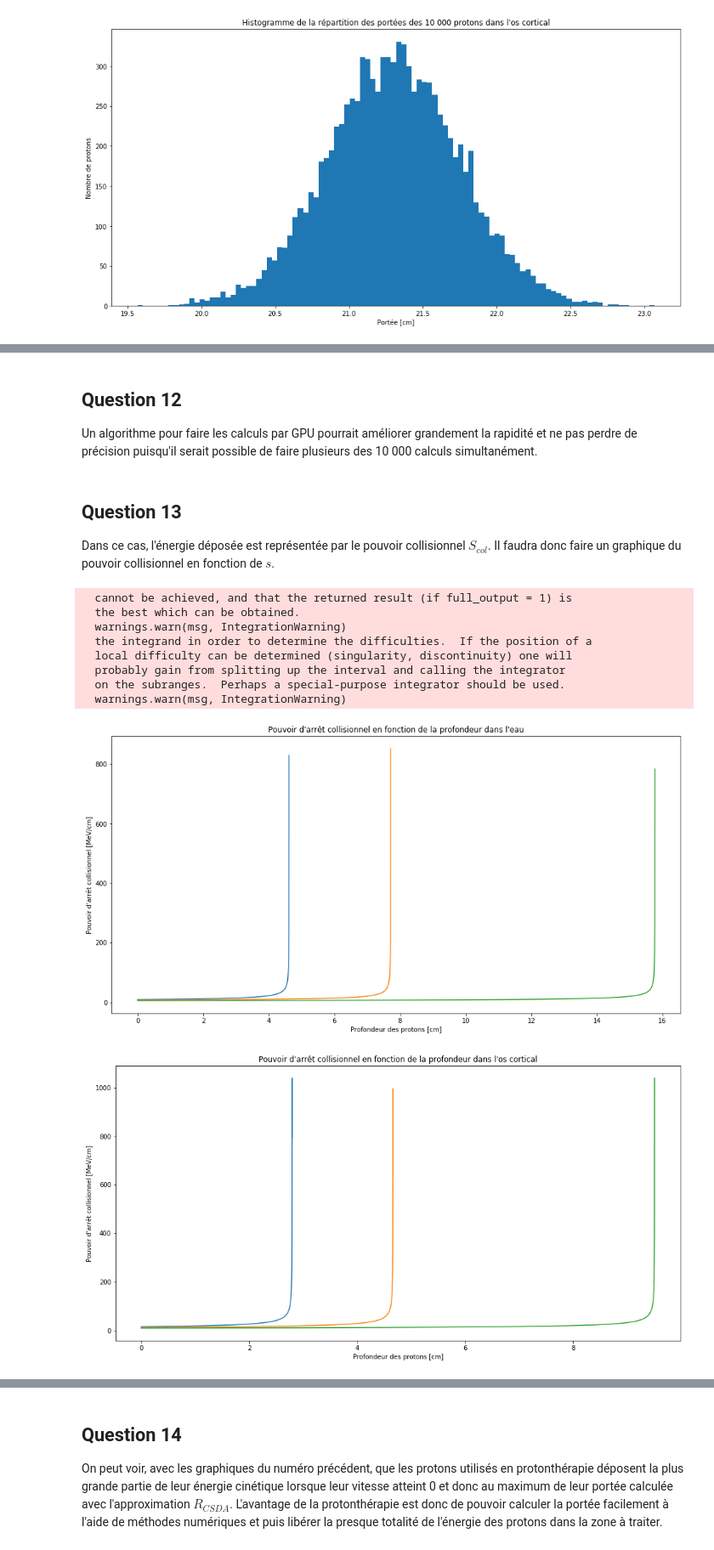
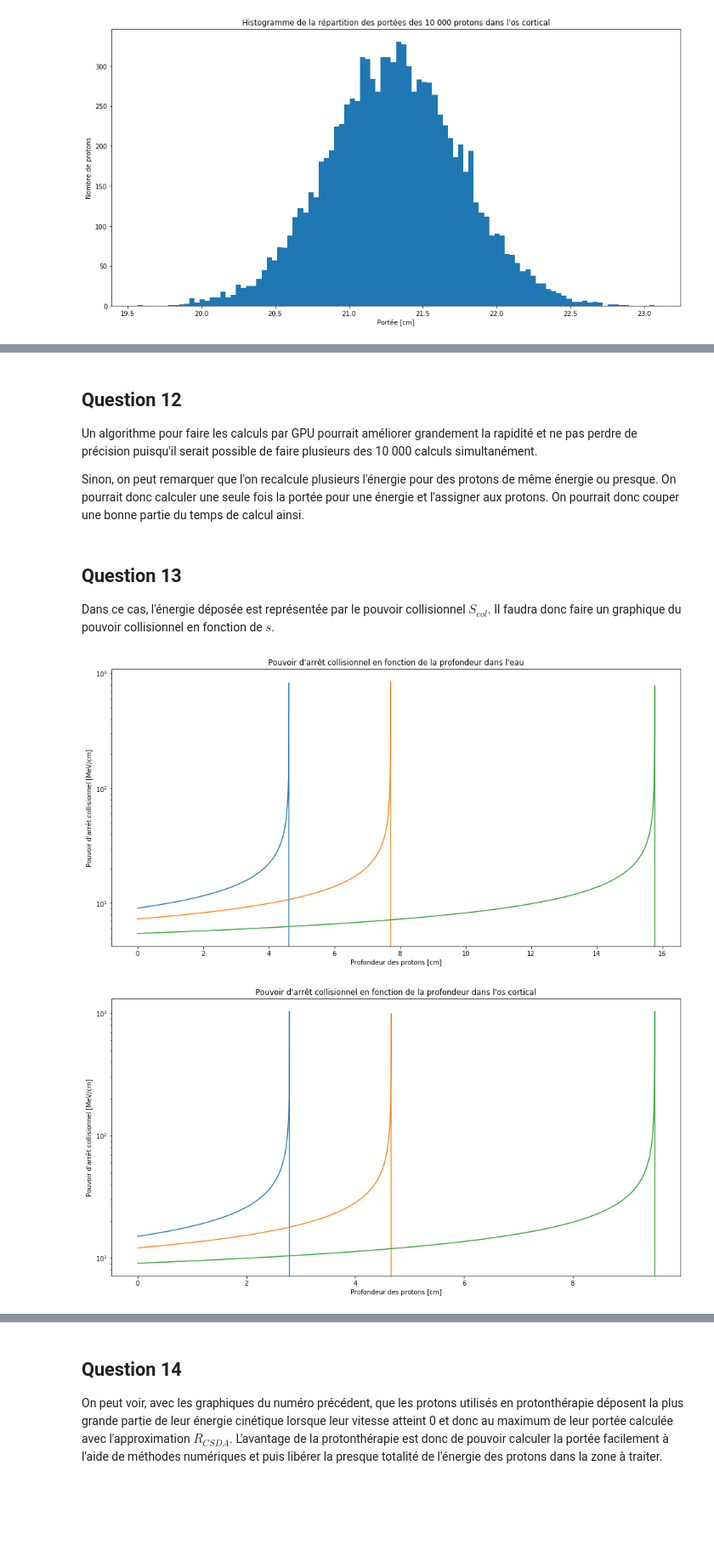
Before and after one commit to juham58/PhysNum_TP1, a Jupyter notebook: TP1.ipynb, the cells around one changed output, grey strips where cells are left out. Shown at 85% size. Saved outputs shown, nothing was run; the diff lists cells and outputs as text; code cells hidden in the pictures; blank space fills up the shorter version.

```diff
--- a/TP1.ipynb
+++ b/TP1.ipynb
@@ -544,6 +550,8 @@ La fonction integrate.quad() de scipy évalue environ 735 protons par seconde.
 ## Question 12
 
 Un algorithme pour faire les calculs par GPU pourrait améliorer grandement la rapidité et ne pas perdre de précision puisqu'il serait possible de faire plusieurs des 10 000 calculs simultanément.
+
+Sinon, on peut remarquer que l'on recalcule plusieurs l'énergie pour des protons de même énergie ou presque. On pourrait donc calculer une seule fois la portée pour une énergie et l'assigner aux protons. On pourrait donc couper une bonne partie du temps de calcul ainsi.
 # %% [markdown]
 ## Question 13
 
@@ -559,42 +567,36 @@ def plot_bragg_eau(energie): # Cette fonction calcule les valeurs nécessaire po
     energie_deposee = list(map(S_col_eau, energie_finale))
     return s, energie_deposee
 
 
 plt.figure(figsize=(16,8))
 plt.plot(plot_bragg_eau(75)[0], plot_bragg_eau(75)[1])
 plt.plot(plot_bragg_eau(100)[0], plot_bragg_eau(100)[1])
 plt.plot(plot_bragg_eau(150)[0], plot_bragg_eau(150)[1])
 plt.xlabel("Profondeur des protons [cm]")
 plt.ylabel("Pouvoir d'arrêt collisionnel [MeV/cm]")
 plt.title("Pouvoir d'arrêt collisionnel en fonction de la profondeur dans l'eau")
+plt.yscale("log")
 plt.show()
 
 def plot_bragg_os(energie):
     energie_finale = np.linspace(0, energie, 1000)
     f = lambda x: integrate.quad(R_os, x, energie)[0]
     s = list(map(f, energie_finale))
     energie_deposee = list(map(S_col_os, energie_finale))
     return s, energie_deposee
 
 
 plt.figure(figsize=(16,8))
 plt.plot(plot_bragg_os(75)[0], plot_bragg_os(75)[1])
 plt.plot(plot_bragg_os(100)[0], plot_bragg_os(100)[1])
 plt.plot(plot_bragg_os(150)[0], plot_bragg_os(150)[1])
 plt.xlabel("Profondeur des protons [cm]")
 plt.ylabel("Pouvoir d'arrêt collisionnel [MeV/cm]")
 plt.title("Pouvoir d'arrêt collisionnel en fonction de la profondeur dans l'os cortical")
+plt.yscale("log")
 plt.show()
 # %% [output]
-  cannot be achieved, and that the returned result (if full_output = 1) is
-  the best which can be obtained.
-  warnings.warn(msg, IntegrationWarning)
-  the integrand in order to determine the difficulties.  If the position of a
-  local difficulty can be determined (singularity, discontinuity) one will
-  probably gain from splitting up the interval and calling the integrator
-  on the subranges.  Perhaps a special-purpose integrator should be used.
-  warnings.warn(msg, IntegrationWarning)
-[figure, old version]
+[figure, new version]
-[figure, old version]
+[figure, new version]
 # %% [markdown]
 On remarque facilement que les pics de Bragg pour le proton de 100 MeV correspondent très bien aux résultats du numéro 6. C'est à dire autour de 7,7 et 4,6 cm pour l'eau et l'os respectivement.
```
Also changed, not shown: parts of 8 cells of this notebook.
